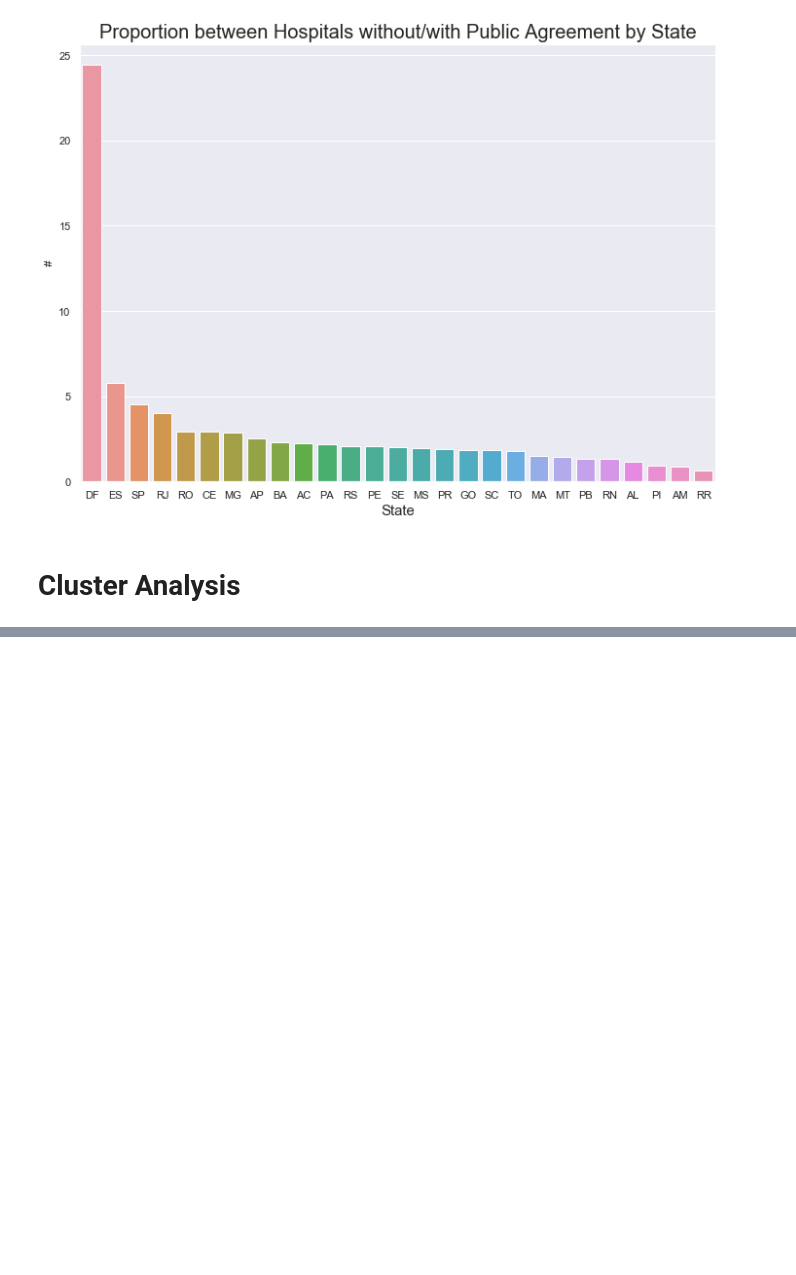
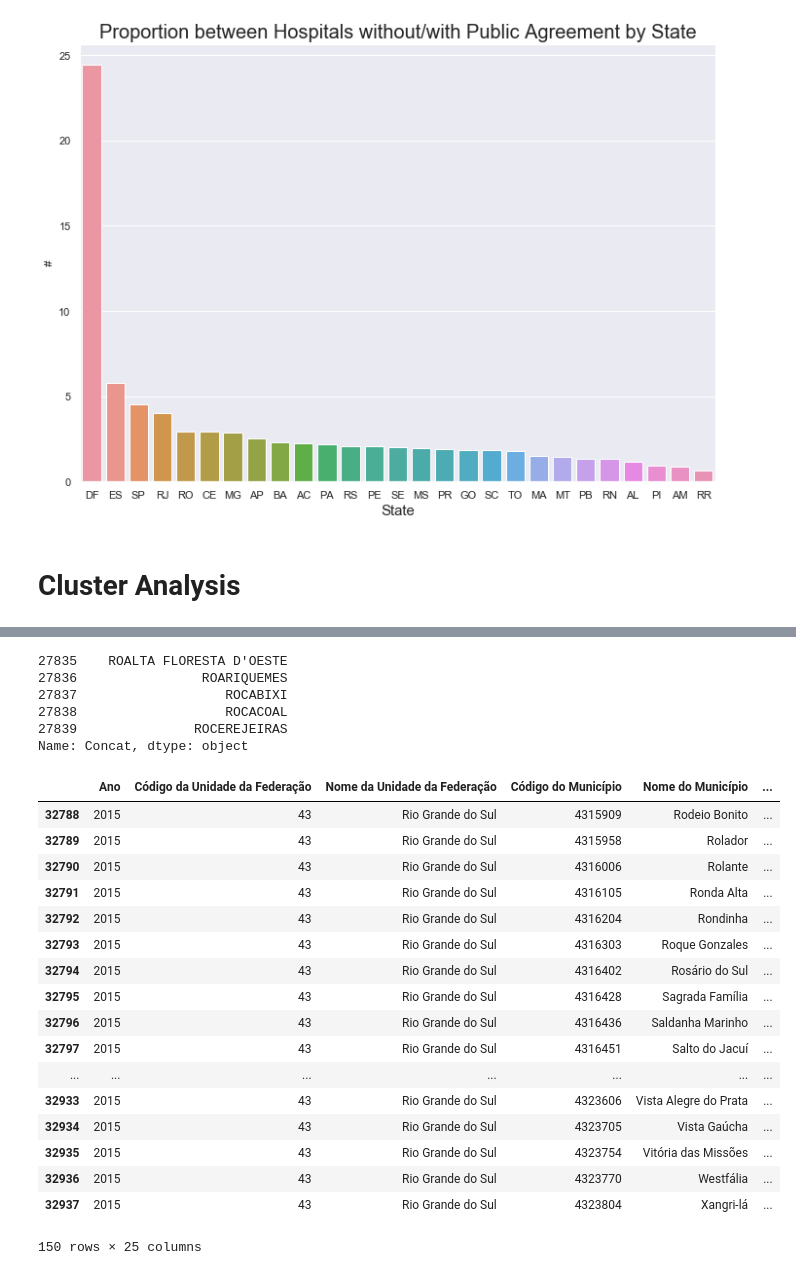
Before and after one commit to tbuzze/hospitalsbrazil2018, a Jupyter notebook: Hospital_Brazil.ipynb, the cells around one changed output, grey strips where cells are left out. Saved outputs shown, nothing was run; the diff lists cells and outputs as text; code cells hidden in the pictures; blank space fills up the shorter version.

Commit message:
R1.4
PIB data

```diff
--- a/Hospital_Brazil.ipynb
+++ b/Hospital_Brazil.ipynb
@@ -286,0 +352,3 @@ Text(0, 0.5, '#')
+# %%
+#-- open PIB file
+pib = pd.read_excel('PIB dos Municípios - base de dados 2010-2015.xls')
@@ -286,0 +447,3 @@ Text(0, 0.5, '#')
+# %%
+#-- selecting the data from 2015
+pib_2015 = pib[pib['Ano'] == 2015].copy()
@@ -286,0 +482,9 @@ Text(0, 0.5, '#')
+# %%
+#-- removing special characters
+import re
+pib_2015['Nome_No'] = pib_2015['Nome do Município'].map(lambda x: re.sub('[áãÁÃâÂ]','a', x))
+pib_2015['Nome_No'] = pib_2015['Nome_No'].map(lambda x: re.sub('[éêÉÊ]','e', x))
+pib_2015['Nome_No'] = pib_2015['Nome_No'].map(lambda x: re.sub('[óÓôÔõÕ]','o', x))
+pib_2015['Nome_No'] = pib_2015['Nome_No'].map(lambda x: re.sub('[íÍ]','i', x))
+pib_2015['Nome_No'] = pib_2015['Nome_No'].map(lambda x: re.sub('[úÚ]','u', x))
+pib_2015['Nome_No'] = pib_2015['Nome_No'].map(lambda x: re.sub('[çÇ]','c', x))
@@ -286,0 +512,34 @@ Text(0, 0.5, '#')
+# %%
+#-- join cities name with State
+pib_2015['Concat'] = pib_2015['UF'] + pib_2015['Nome_No']
+pib_2015['Concat'] = pib_2015['Concat'].str.upper()
+pib_2015['Concat'].head()
+# %% [output]
+27835    ROALTA FLORESTA D'OESTE
+27836                ROARIQUEMES
+27837                   ROCABIXI
+27838                   ROCACOAL
+27839               ROCEREJEIRAS
+Name: Concat, dtype: object
+# %%
+#-- counting the concat
+pib_2015[pib_2015['UF'] == 'RS'].tail(150)
+# %% [output]
+|  | Ano | Código da Unidade da Federação | Nome da Unidade da Federação | Código do Município | Nome do Município | ... |
+| 32788 | 2015 | 43 | Rio Grande do Sul | 4315909 | Rodeio Bonito | ... |
+| 32789 | 2015 | 43 | Rio Grande do Sul | 4315958 | Rolador | ... |
+| 32790 | 2015 | 43 | Rio Grande do Sul | 4316006 | Rolante | ... |
+| 32791 | 2015 | 43 | Rio Grande do Sul | 4316105 | Ronda Alta | ... |
+| 32792 | 2015 | 43 | Rio Grande do Sul | 4316204 | Rondinha | ... |
+| 32793 | 2015 | 43 | Rio Grande do Sul | 4316303 | Roque Gonzales | ... |
+| 32794 | 2015 | 43 | Rio Grande do Sul | 4316402 | Rosário do Sul | ... |
+| 32795 | 2015 | 43 | Rio Grande do Sul | 4316428 | Sagrada Família | ... |
+| 32796 | 2015 | 43 | Rio Grande do Sul | 4316436 | Saldanha Marinho | ... |
+| 32797 | 2015 | 43 | Rio Grande do Sul | 4316451 | Salto do Jacuí | ... |
+| ... | ... | ... | ... | ... | ... | ... |
+| 32933 | 2015 | 43 | Rio Grande do Sul | 4323606 | Vista Alegre do Prata | ... |
+| 32934 | 2015 | 43 | Rio Grande do Sul | 4323705 | Vista Gaúcha | ... |
+| 32935 | 2015 | 43 | Rio Grande do Sul | 4323754 | Vitória das Missões | ... |
+| 32936 | 2015 | 43 | Rio Grande do Sul | 4323770 | Westfália | ... |
+| 32937 | 2015 | 43 | Rio Grande do Sul | 4323804 | Xangri-lá | ... |
+150 rows × 25 columns
```
Also changed, not shown: parts of 21 cells of this notebook, 2 other files.
